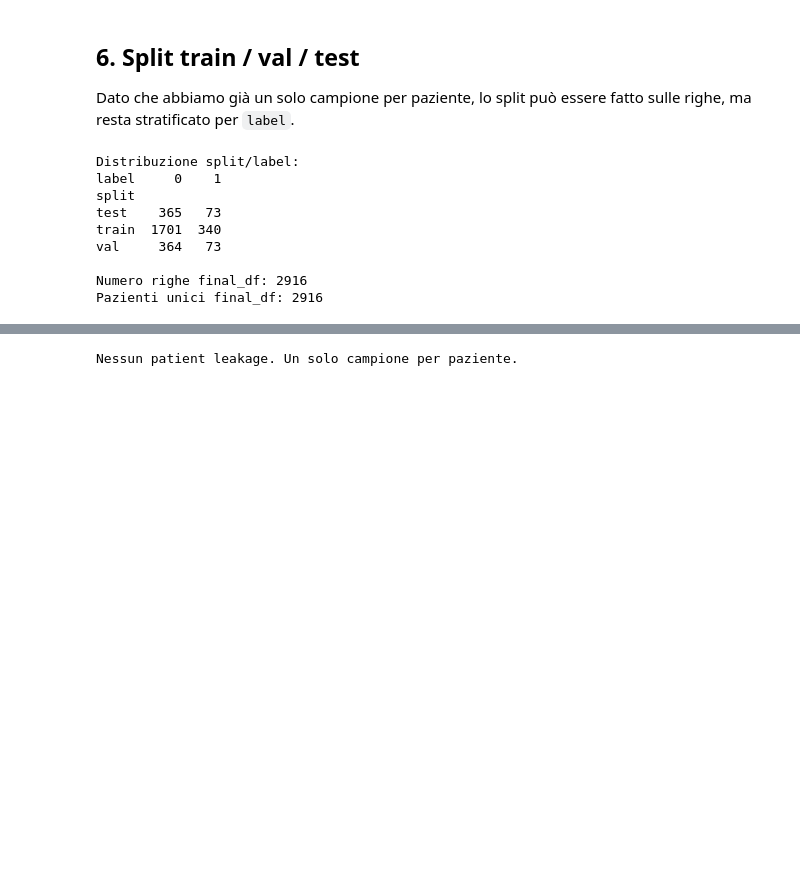
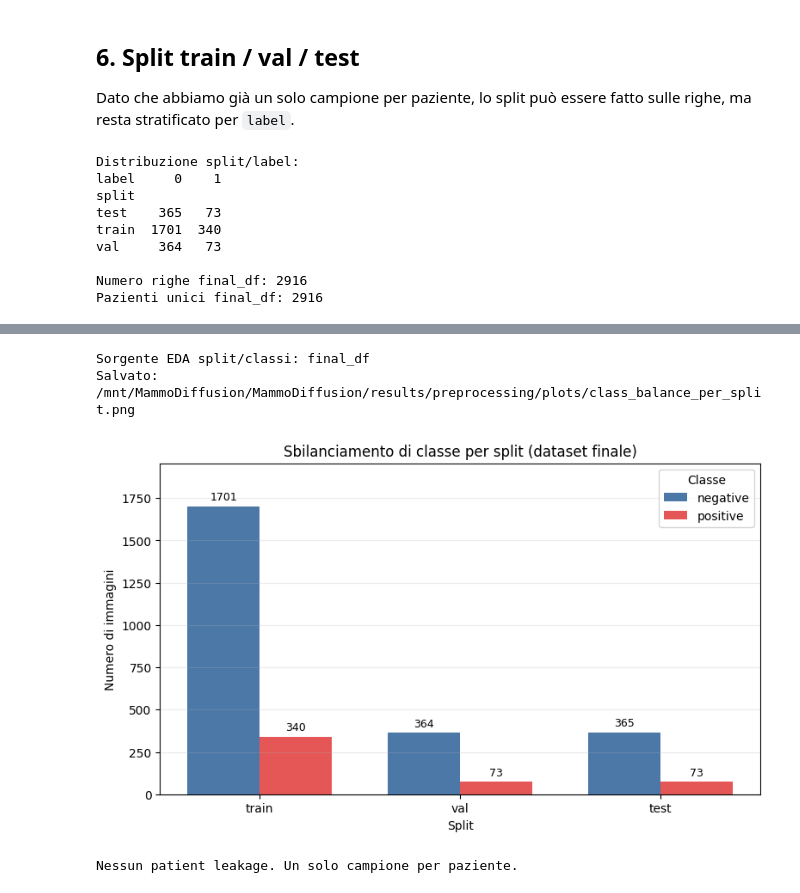
Before and after one commit to MarrasFederico/MammoDiffusion-v1.1, a Jupyter notebook: notebooks/01_Preprocessing_RSNA_512_gray_MLO.ipynb, the cells around one changed output, grey strips where cells are left out. Saved outputs shown, nothing was run; the diff lists cells and outputs as text; code cells hidden in the pictures; blank space fills up the shorter version.

```diff
--- a/notebooks/01_Preprocessing_RSNA_512_gray_MLO.ipynb
+++ b/notebooks/01_Preprocessing_RSNA_512_gray_MLO.ipynb
@@ -840,3 +1079,47 @@ Pazienti unici final_df: 2916
+# %%
+# EDA split/classi: sbilanciamento positive vs negative nei tre split (train/val/test)
+# Sola lettura dei metadati gia' prodotti, nessun preprocessing ricalcolato.
+eda_split_df, eda_split_source = get_split_dataframe_for_eda()
+
+if eda_split_df is not None:
+    eda_split_df["split"] = eda_split_df["split"].astype(str)
+    eda_split_df["label"] = eda_split_df["label"].astype(int)
+    print("Sorgente EDA split/classi:", eda_split_source)
+
+    balance = (
+        eda_split_df.groupby(["split", "label"])
+        .size()
+        .unstack(fill_value=0)
+        .reindex(index=EDA_SPLIT_ORDER, fill_value=0)
+        .reindex(columns=EDA_LABEL_ORDER, fill_value=0)
+    )
+
+    x_positions = np.arange(len(EDA_SPLIT_ORDER))
+    width = 0.36
+    fig, ax = plt.subplots(figsize=(9, 5))
+    negative_bars = ax.bar(
+        x_positions - width / 2, balance[0].to_numpy(), width,
+        label="negative", color=EDA_LABEL_COLORS[0],
+    )
+    positive_bars = ax.bar(
+        x_positions + width / 2, balance[1].to_numpy(), width,
+        label="positive", color=EDA_LABEL_COLORS[1],
+    )
+    set_annotated_bar_ylim(ax, balance.to_numpy())
+    annotate_bars(ax, negative_bars)
+    annotate_bars(ax, positive_bars)
+    ax.set_title("Sbilanciamento di classe per split (dataset finale)")
+    ax.set_xlabel("Split")
+    ax.set_ylabel("Numero di immagini")
+    ax.set_xticks(x_positions)
+    ax.set_xticklabels(EDA_SPLIT_ORDER)
+    ax.legend(title="Classe")
+    ax.grid(axis="y", alpha=0.25)
+    show_and_save_preprocessing_plot(fig, "class_balance_per_split.png")
+# %% [output]
+Sorgente EDA split/classi: final_df
+Salvato: /mnt/MammoDiffusion/MammoDiffusion/results/preprocessing/plots/class_balance_per_split.png
+[figure, added]
 # %%
 # Controllo anti-leakage
 train_patients = set(final_df[final_df["split"] == "train"]["patient_id"])
```
Also changed, not shown: parts of 27 cells of this notebook.
